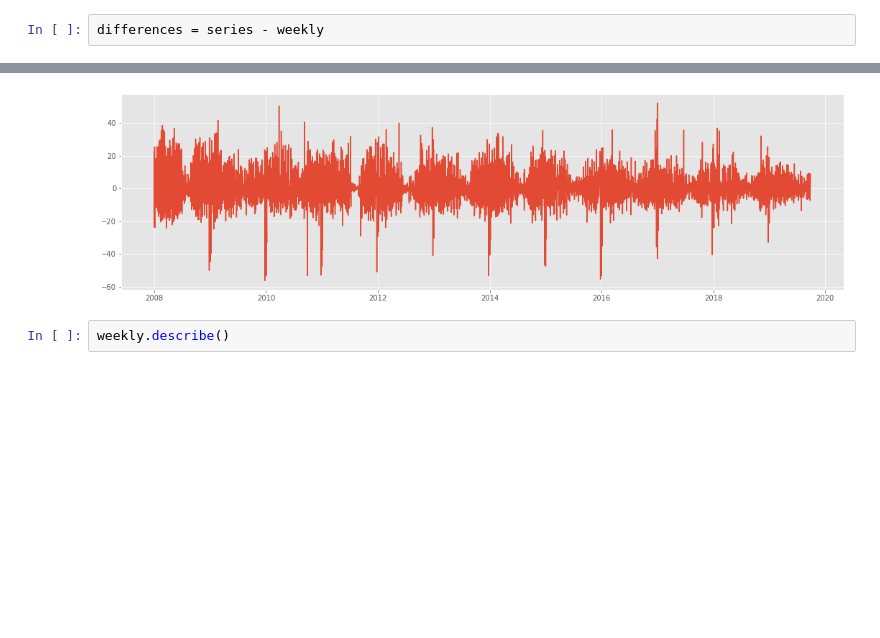
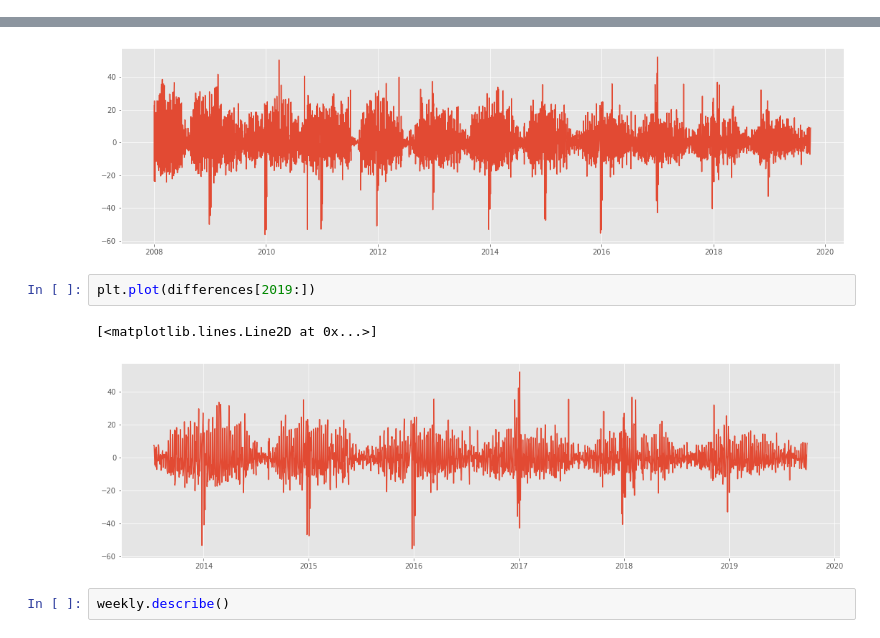
Before and after one commit to IllanL/demand_predictions_with_ML, a Jupyter notebook: notebooks/02-predictive-models/01_predicting_palmera_chocolate.ipynb, the cells around one changed output, grey strips where cells are left out. Saved outputs shown, nothing was run; the diff lists cells and outputs as text; blank space fills up the shorter version.

```diff
--- a/notebooks/02-predictive-models/01_predicting_palmera_chocolate.ipynb
+++ b/notebooks/02-predictive-models/01_predicting_palmera_chocolate.ipynb
@@ -2271,8 +2265,6 @@ weekly_to_subs = weekly_df['aaa']
 # %%
 weekly_d = (series + weekly - series).fillna(method = 'backfill')
 differences = series -  weekly_d
-# %%
-differences = series - weekly
 # %%
 plt.plot(weekly)
 # %% [output]
@@ -2283,6 +2280,11 @@ plt.plot(differences)
 # %% [output]
 [<matplotlib.lines.Line2D at 0x...>]
 [figure]
+# %%
+plt.plot(differences[2019:])
+# %% [output]
+[<matplotlib.lines.Line2D at 0x...>]
+[figure, added]
 # %%
 weekly.describe()
 # %% [output]
```
Also changed, not shown: parts of 42 cells of this notebook.
